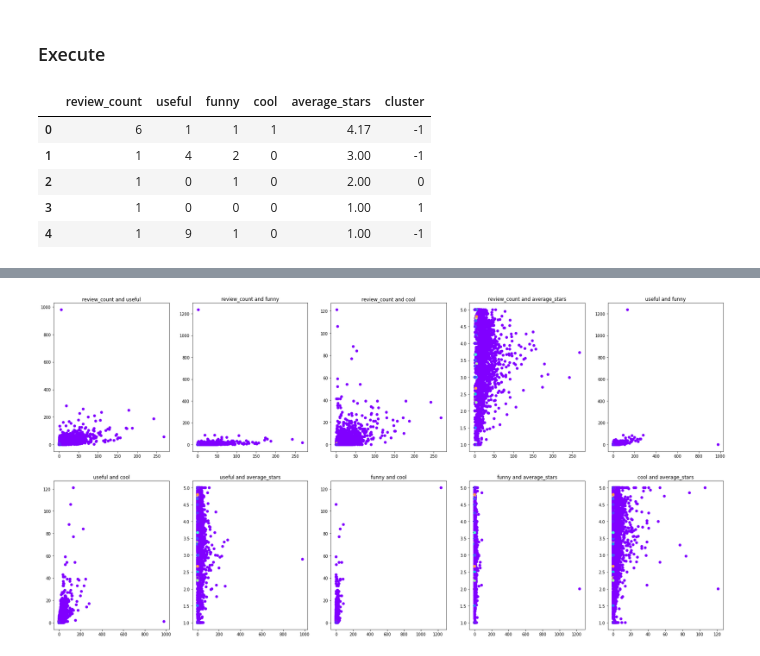
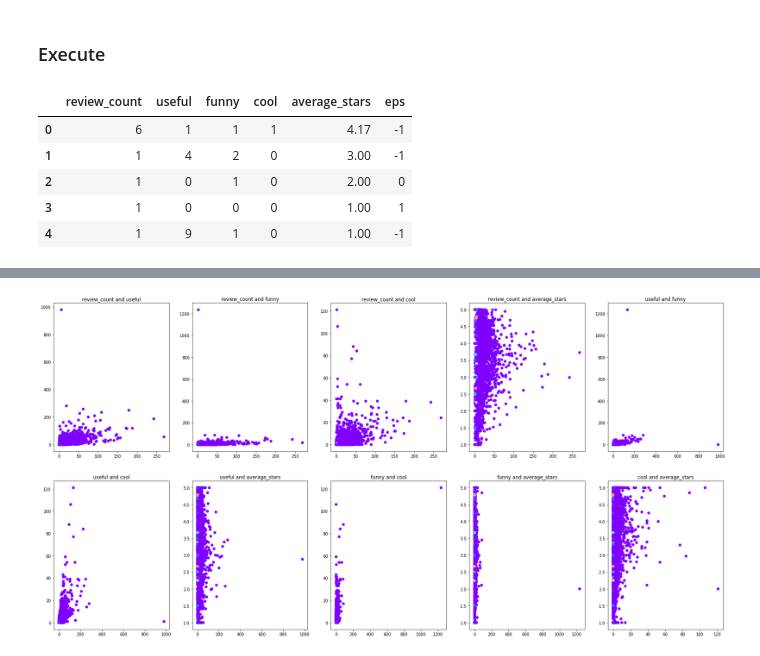
Before and after one commit to AT181903/YelpDatasetAnalysis, a Jupyter notebook: users_task.ipynb, the cells around one changed output, grey strips where cells are left out. Saved outputs shown, nothing was run; the diff lists cells and outputs as text; code cells hidden in the pictures.

```diff
--- a/users_task.ipynb
+++ b/users_task.ipynb
@@ -163,10 +163,14 @@ def score_plot_and_get_best(data_frame, algorithm, number_of_tests):
 
     return labels.get(best_parameter)
 # %%
-def build_clustered_df(df_cluster, initial_data_frame):
-    df_cluster = pd.DataFrame({'cluster': df_cluster})
+def add_new_column(algorithm, df_new_column, initial_data_frame):
+    if algorithm == 'kmeans':
+        df_new_column = pd.DataFrame({'cluster': df_new_column})
+    else:
+        df_new_column = pd.DataFrame({'eps': df_new_column})
 
-    initial_data_frame = pd.concat([initial_data_frame, df_cluster], axis=1)
+
+    initial_data_frame = pd.concat([initial_data_frame, df_new_column], axis=1)
 
     initial_data_frame.head(50)
 
@@ -256,19 +265,19 @@ def get_distances_and_plot(data_frame):
     distances = distances[:, 2]
     distances = np.sort(distances, axis=0)
 
-    plt.plot(distances)
-    plt.show()
+    show_plot(distances)
 
     return distances
 # %%
 def filter_distances_and_plot(distances, filter, filter2):
     if(filter2 == None): distances = [x for x in distances if x > filter]
-    else: distances = [x for x in distances if filter >= x >= filter2]
+    else: distances = [x for x in distances if filter > x > filter2]
 
-    plt.plot(distances)
-    plt.show()
+    show_plot(distances)
 
     return distances
 # %%
 def remove_duplicates(distances):
-    return list(dict.fromkeys(distances))
+    no_duplicate_distances = list(dict.fromkeys(distances))
+    show_plot(no_duplicate_distances)
+    return no_duplicate_distances
@@ -315,10 +330,10 @@ Best eps:  0.02008813012226829
 # %% [markdown]
 ### Execute
 # %%
-df_user_behavior_info_dbscan = build_clustered_df(df_eps_dbscan, df_user_behavior_info_dbscan)
+df_user_behavior_info_dbscan = add_new_column('dbscan', df_eps_dbscan, df_user_behavior_info_dbscan)
 df_user_behavior_info_dbscan.head(5)
 # %% [output]
-|  | review_count | useful | funny | cool | average_stars | cluster |
+|  | review_count | useful | funny | cool | average_stars | eps |
 | 0 | 6 | 1 | 1 | 1 | 4.17 | -1 |
 | 1 | 1 | 4 | 2 | 0 | 3.00 | -1 |
 | 2 | 1 | 0 | 1 | 0 | 2.00 | 0 |
```
Also changed, not shown: parts of 24 cells of this notebook.
